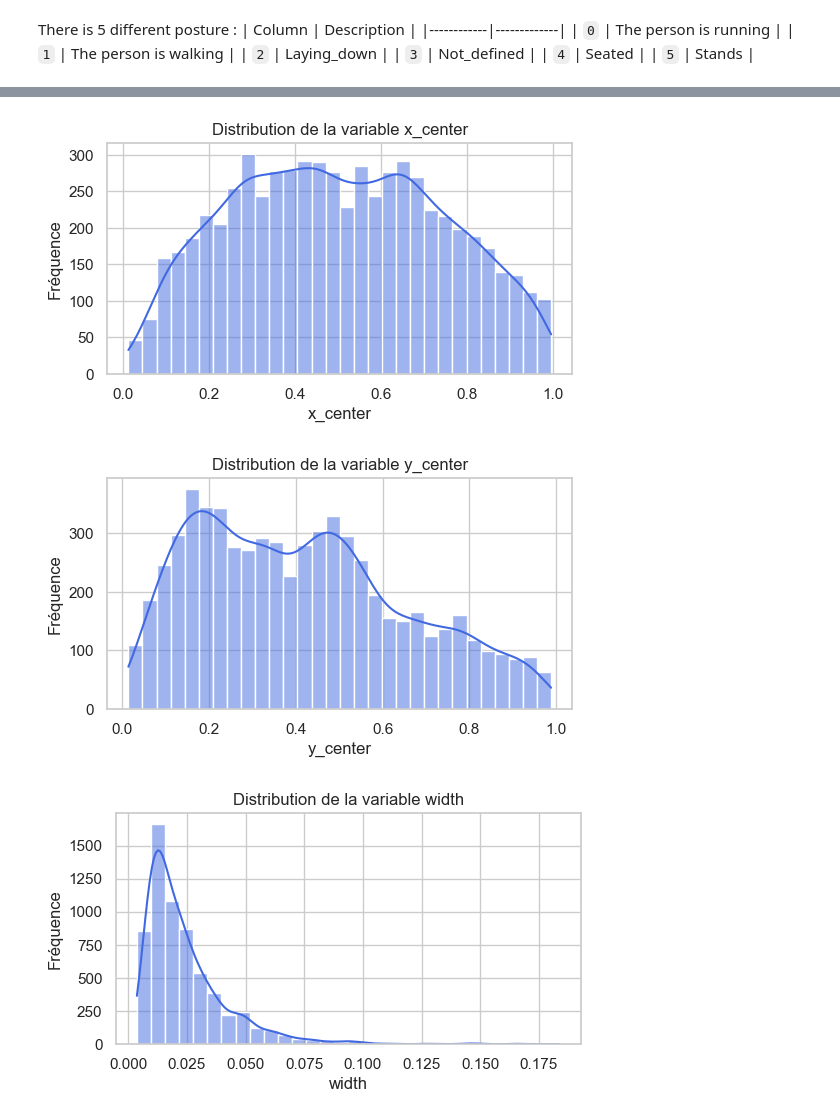
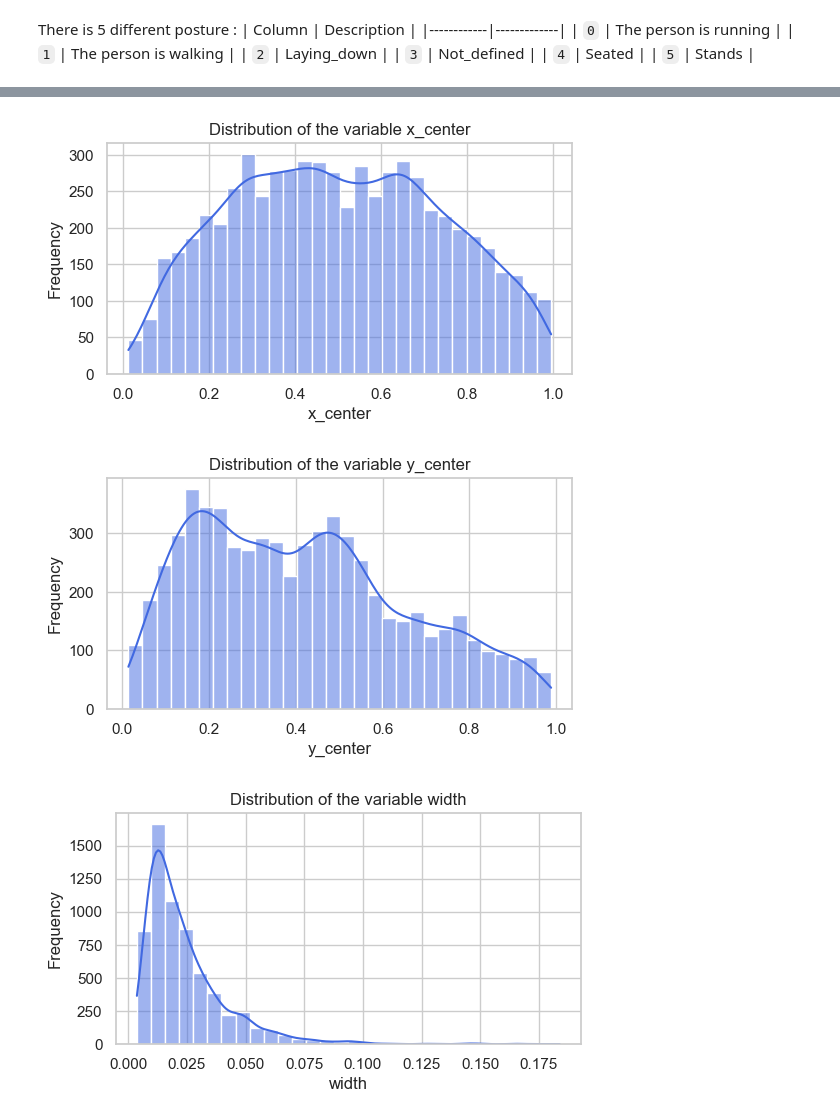
Before and after one commit to lesoldatalex/projet-machine-learning, a Jupyter notebook: data_analysis.ipynb, the cells around one changed output, grey strips where cells are left out. Saved outputs shown, nothing was run; the diff lists cells and outputs as text; code cells hidden in the pictures.

```diff
--- a/data_analysis.ipynb
+++ b/data_analysis.ipynb
@@ -153,13 +168,13 @@ height    0.312037
 # %%
-# === 6. Distribution des variables quantitatives ===
+# === Distribution of quantitative variables ===
 for var in quant_vars:
     plt.figure(figsize=(6,3))
     sns.histplot(df[var], kde=True, bins=30, color="royalblue")
-    plt.title(f"Distribution de la variable {var}")
+    plt.title(f"Distribution of the variable {var}")
     plt.xlabel(var)
-    plt.ylabel("Fréquence")
+    plt.ylabel("Frequency")
     plt.show()
 # %% [output]
-[figure, old version]
+[figure, new version]
-[figure, old version]
+[figure, new version]
-[figure, old version]
+[figure, new version]
```
Also changed, not shown: parts of 17 cells of this notebook.
